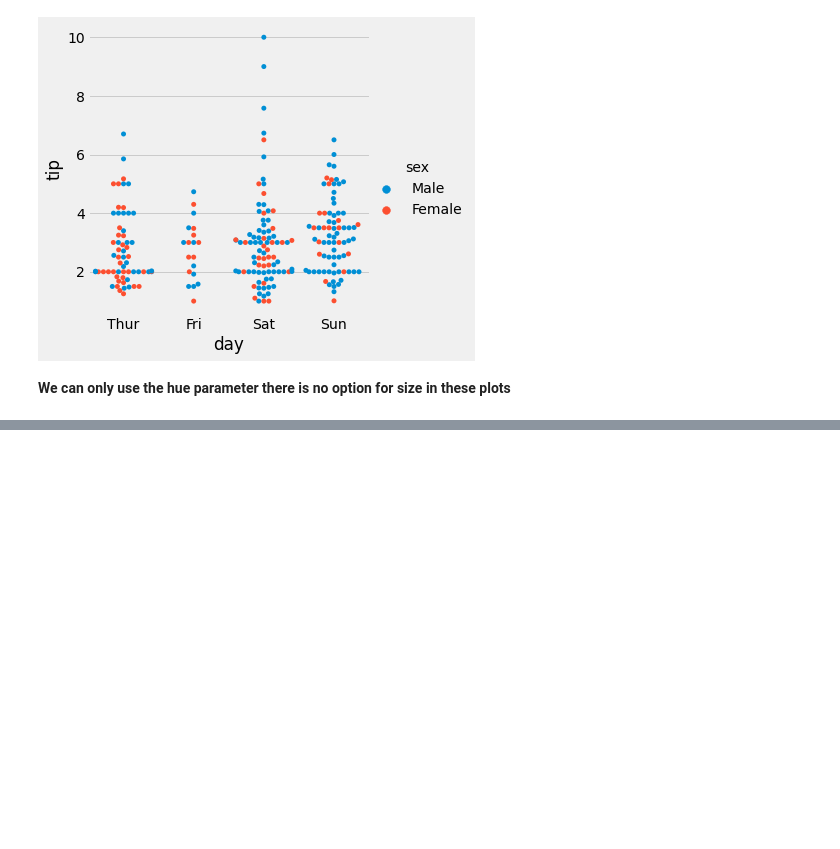
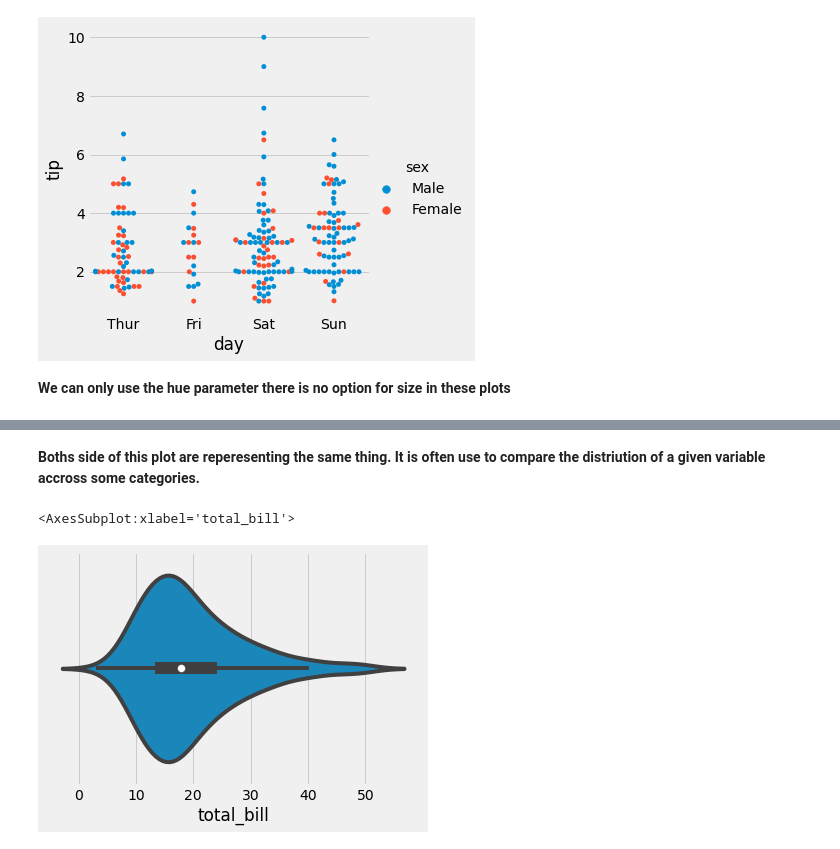
Before and after one commit to Hamza-Tahirr/Seaborn, a Jupyter notebook: Seaborn .ipynb, the cells around one changed output, grey strips where cells are left out. Saved outputs shown, nothing was run; the diff lists cells and outputs as text; code cells hidden in the pictures; blank space fills up the shorter version.

Commit message:
Violin Plots
sns.catplot(x='___', y='______', hue='___', kind='violin', split=True ,data=____)

```diff
--- a/Seaborn .ipynb
+++ b/Seaborn .ipynb
@@ -171,0 +178,7 @@ sns.catplot(x='day',y='total_bill',hue ='sex',kind='box',data=tips)
+# %% [markdown]
+**Boths side of this plot are reperesenting the same thing. It is often use to compare the distriution of a given variable accross some categories.**
+# %%
+sns.violinplot(tips['total_bill'])
+# %% [output]
+<AxesSubplot:xlabel='total_bill'>
+[figure, added]
```
Also changed, not shown: parts of 21 cells of this notebook.
